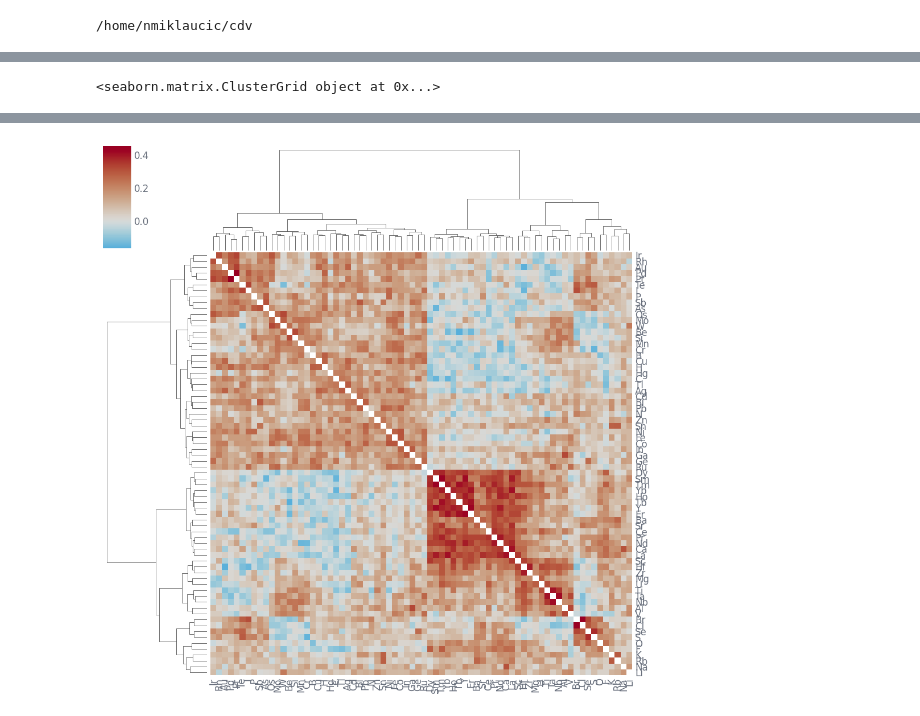
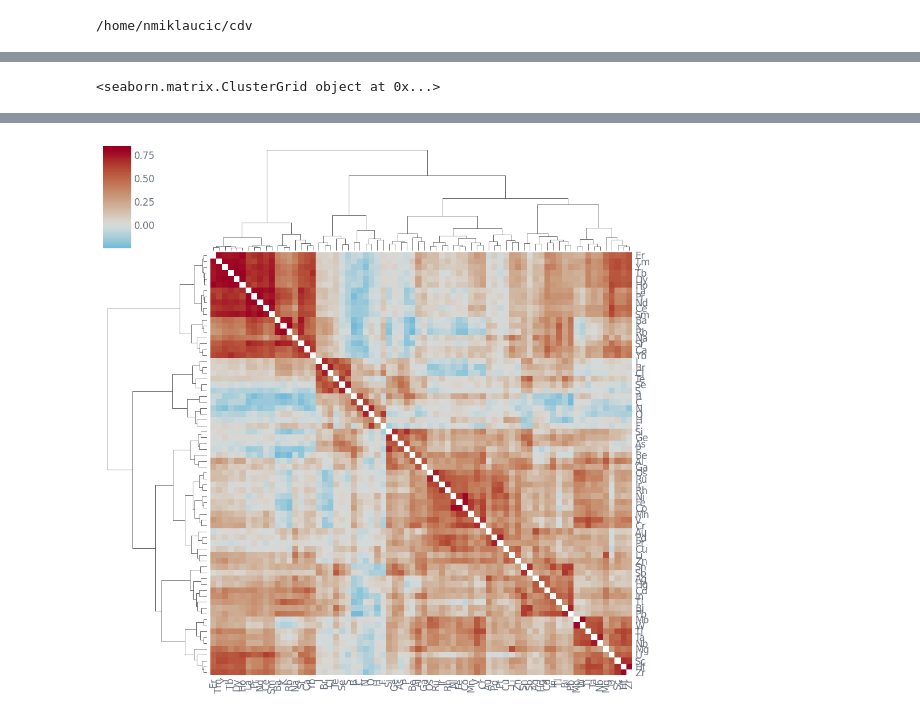
Before and after one commit to nicholas-miklaucic/facet, a Jupyter notebook: notebooks/vae-embedding-visual.ipynb, the cells around one changed output, grey strips where cells are left out. Drawn from its saved outputs; the diff is of its cells as text; code cells hidden in the pictures.

```diff
--- a/notebooks/vae-embedding-visual.ipynb
+++ b/notebooks/vae-embedding-visual.ipynb
@@ -34,7 +34,7 @@ from cdv.checkpointing import best_ckpt
 # run_dir = Path('logs') / 'e_form_equivariant_patch_235'
 # run_dir = Path('logs') / '04-13-interrupted-919'
 # run_dir = Path('logs') / '04-13-14_650'
-run_dir = Path('logs') / 'mace_vae_994'
+run_dir = Path('logs') / 'mace_vae_rec_407'
 
 with open(run_dir / 'config.toml') as conf_file:
     config = pyrallis.cfgparsing.load(MainConfig, conf_file)
@@ -110,13 +110,13 @@ sns.heatmap(embed_dec, cmap='rho_heatmap')
 # %%
-from scipy.spatial.distance import braycurtis, cityblock, correlation
-corr = embed_enc.T.corr(method='pearson')
+from scipy.spatial.distance import braycurtis, cityblock, correlation, cosine
+corr = embed_dec.T.corr(method='pearson')
 sns.clustermap(corr, xticklabels=1, yticklabels=1, cmap='rho_diverging', mask=np.eye(len(corr.index)), center=0,
                method='ward')
 # %% [output]
 [interactive output not drawn]
 <seaborn.matrix.ClusterGrid object at 0x...>
 [interactive output not drawn]
-[figure, old version]
+[figure, new version]
 # %%
 from cdv.dataset import load_file
 from cdv.layers import Context
```
Also changed, not shown: parts of 9 cells of this notebook, 20 other files.
